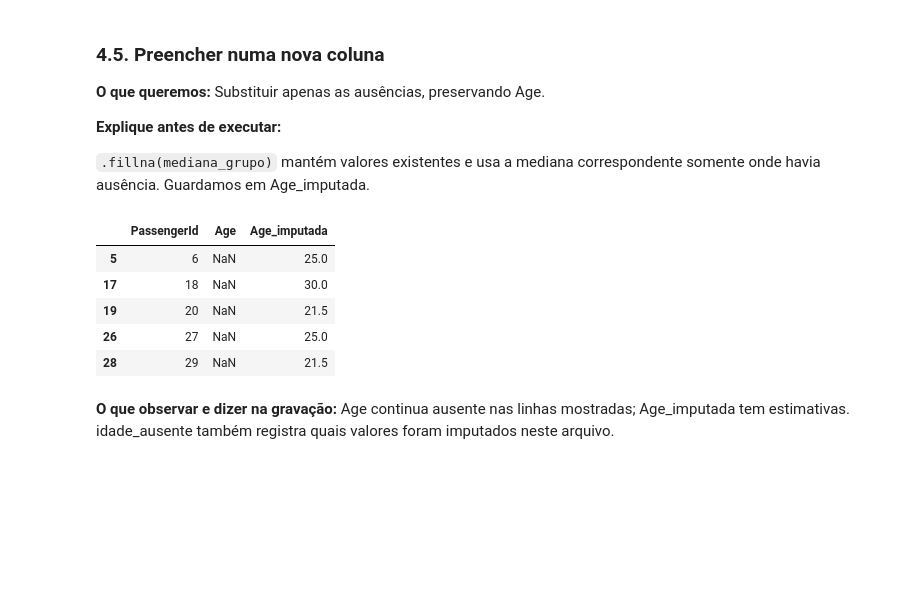
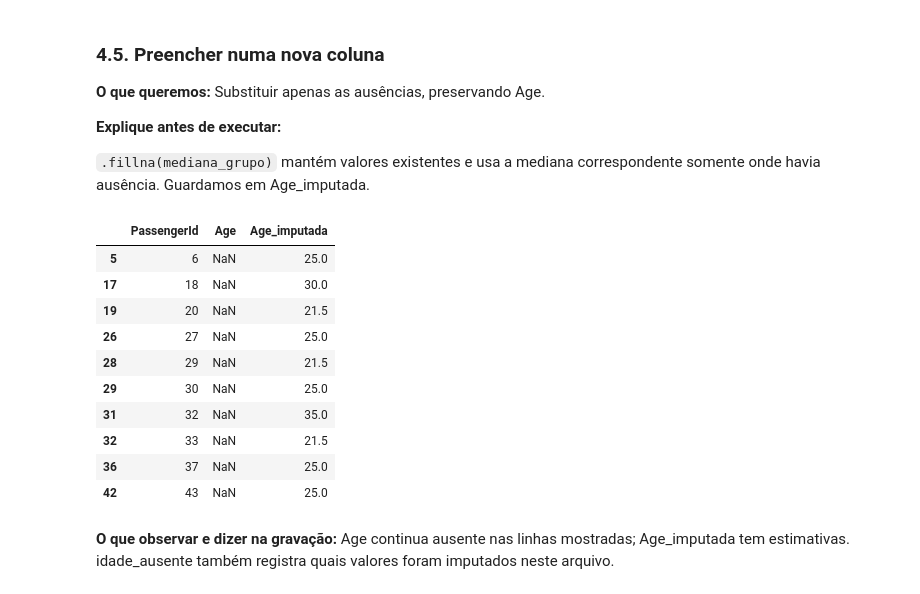
Before and after one commit to Machine-Learning-Visao-Computacional-T5/python_exercises, a Jupyter notebook: data_analysis/exercicios_nivel_4/titanic_exe1/dados/titanic_aula_passo_a_passo.ipynb, the cells around one changed output. Cells and saved outputs as stored; diff of their text form; code cells hidden in the pictures; blank space fills up the shorter version.

```diff
--- a/data_analysis/exercicios_nivel_4/titanic_exe1/dados/titanic_aula_passo_a_passo.ipynb
+++ b/data_analysis/exercicios_nivel_4/titanic_exe1/dados/titanic_aula_passo_a_passo.ipynb
@@ -625,14 +658,19 @@ mediana_grupo.head(10)
 `.fillna(mediana_grupo)` mantém valores existentes e usa a mediana correspondente somente onde havia ausência. Guardamos em Age_imputada.
 # %%
 idades["Age_imputada"] = idades["Age"].fillna(mediana_grupo)
-idades.loc[idades["idade_ausente"], ["PassengerId", "Age", "Age_imputada"]].head()
+idades.loc[idades["idade_ausente"], ["PassengerId", "Age", "Age_imputada"]].head(10)
 # %% [output]
 |  | PassengerId | Age | Age_imputada |
 | 5 | 6 | NaN | 25.0 |
 | 17 | 18 | NaN | 30.0 |
 | 19 | 20 | NaN | 21.5 |
 | 26 | 27 | NaN | 25.0 |
 | 28 | 29 | NaN | 21.5 |
+| 29 | 30 | NaN | 25.0 |
+| 31 | 32 | NaN | 35.0 |
+| 32 | 33 | NaN | 21.5 |
+| 36 | 37 | NaN | 25.0 |
+| 42 | 43 | NaN | 25.0 |
 # %% [markdown]
 **O que observar e dizer na gravação:** Age continua ausente nas linhas mostradas; Age_imputada tem estimativas. idade_ausente também registra quais valores foram imputados neste arquivo.
 # %% [markdown]
```
Also changed, not shown: parts of 16 cells of this notebook, 5 other files.
